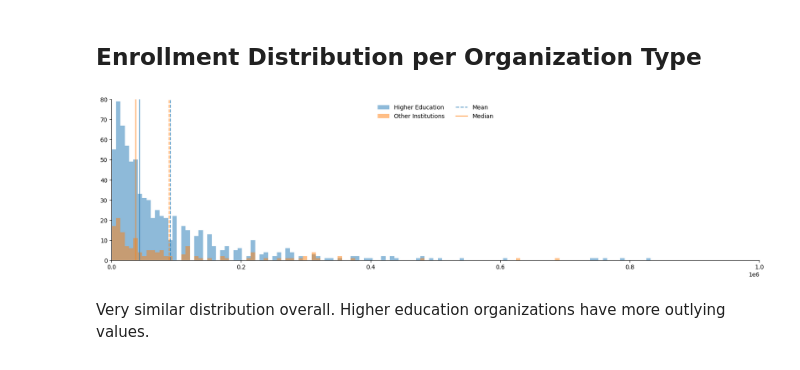
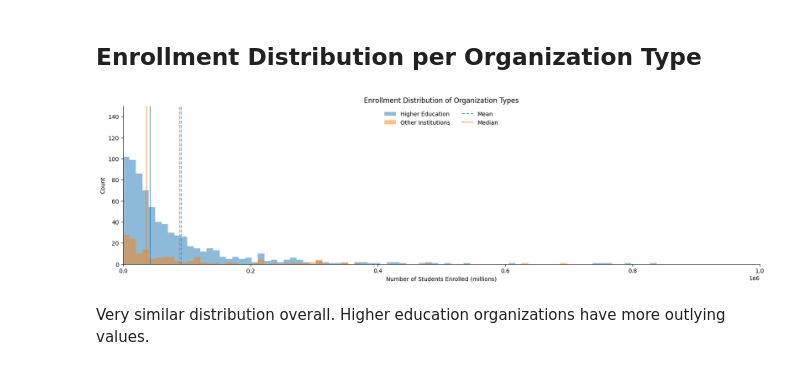
Before and after one commit to Jpooouks/coursera-eda, a Jupyter notebook: Coursera Project JP.ipynb, the cells around one changed output. Cells and saved outputs as stored; diff of their text form; code cells hidden in the pictures.

```diff
--- a/Coursera Project JP.ipynb
+++ b/Coursera Project JP.ipynb
@@ -475,23 +514,30 @@ Higher education has more skewed distribution with the bigger concentration of h
 # %%
 fig, ax = plt.subplots(figsize=(20,5))
 
 ax.hist(data[data['organization_type'] == 'Higher Education']['course_students_enrolled_numeric'],
-alpha=0.5, label='Higher Education',bins=np.linspace(0,1E6,150))
+alpha=0.5, label='Higher Education', bins=np.linspace(0,1E6,100))
 
-ax.hist(data[data['organization_type'] == 'Other']['course_students_enrolled_numeric'],alpha=0.5,label='Other Institutions',
-bins=np.linspace(0,1E6,150))
+ax.hist(data[data['organization_type'] == 'Other']['course_students_enrolled_numeric'], alpha=0.5, label='Other Institutions',
+bins=np.linspace(0,1E6,100))
 
-ax.axvline(np.mean(data[data['organization_type'] == 'Higher Education']['course_students_enrolled_numeric']),linestyle='--', alpha=0.7, label='Mean')
-ax.axvline(np.median(data[data['organization_type'] == 'Higher Education']['course_students_enrolled_numeric']),alpha=0.7)
-ax.axvline(np.mean(data[data['organization_type'] == 'Other']['course_students_enrolled_numeric']),linestyle='--', alpha=0.7, color='#ff7f0e')
-ax.axvline(np.median(data[data['organization_type'] == 'Other']['course_students_enrolled_numeric']),alpha=0.7,color='#ff7f0e',label='Median')
+ax.axvline(np.mean(data[data['organization_type'] == 'Higher Education']
+                   ['course_students_enrolled_numeric']), linestyle='--', alpha=0.7, label='Mean')
+ax.axvline(np.median(data[data['organization_type'] == 'Higher Education']
+                     ['course_students_enrolled_numeric']), alpha=0.7)
+ax.axvline(np.mean(data[data['organization_type'] == 'Other']
+                   ['course_students_enrolled_numeric']), linestyle='--', alpha=0.7, color='#ff7f0e')
+ax.axvline(np.median(data[data['organization_type'] == 'Other']
+                     ['course_students_enrolled_numeric']), alpha=0.7, color='#ff7f0e', label='Median')
 
 leg = ax.legend(frameon=False, loc='upper center', ncol=2)
 ax.set_xlim(0,1E6)
-ax.set_ylim(0,80)
-ax.spines[['top','right']].set_visible(False);
+ax.set_ylim(0,150)
+ax.spines[['top','right']].set_visible(False)
+ax.set_title('Enrollment Distribution of Organization Types')
+ax.set_ylabel('Count')
+ax.set_xlabel('Number of Students Enrolled (millions)');
 # %% [output]
-[figure, old version]
+[figure, new version]
 # %% [markdown]
 Very similar distribution overall. Higher education organizations have more outlying values.
 # %% [markdown]
```
Also changed, not shown: parts of 24 cells of this notebook.
